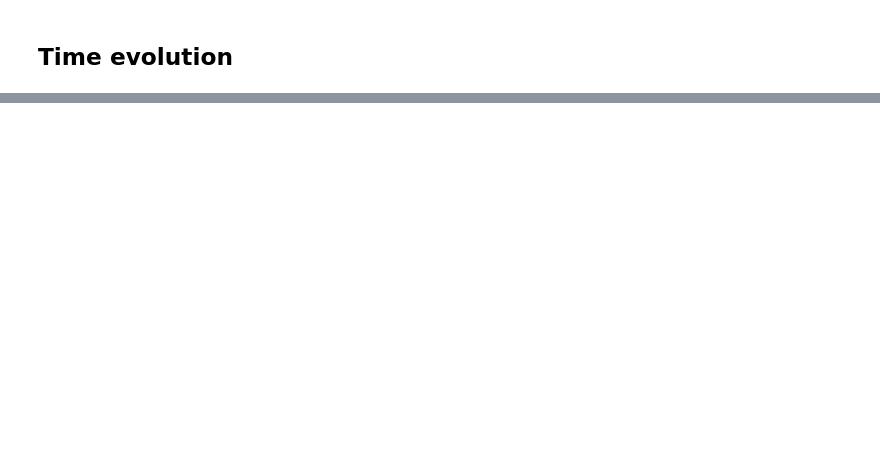
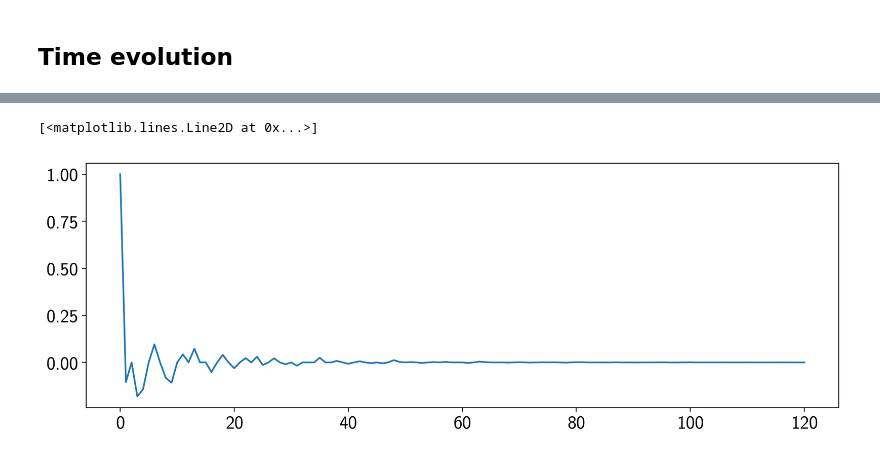
Before and after one commit to rodluger/paparazzi, a Jupyter notebook: tex/proofs/RigidRotator.ipynb, the cells around one changed output, grey strips where cells are left out. Drawn from its saved outputs; the diff is of its cells as text; code cells hidden in the pictures; blank space fills up the shorter version.

```diff
--- a/tex/proofs/RigidRotator.ipynb
+++ b/tex/proofs/RigidRotator.ipynb
@@ -160,0 +188,5 @@ for t in range(nt):
+# %%
+plt.plot(a[:,0])
+# %% [output]
+[<matplotlib.lines.Line2D at 0x...>]
+[figure, added]
```
Also changed, not shown: parts of 11 cells of this notebook, 4 other files.
